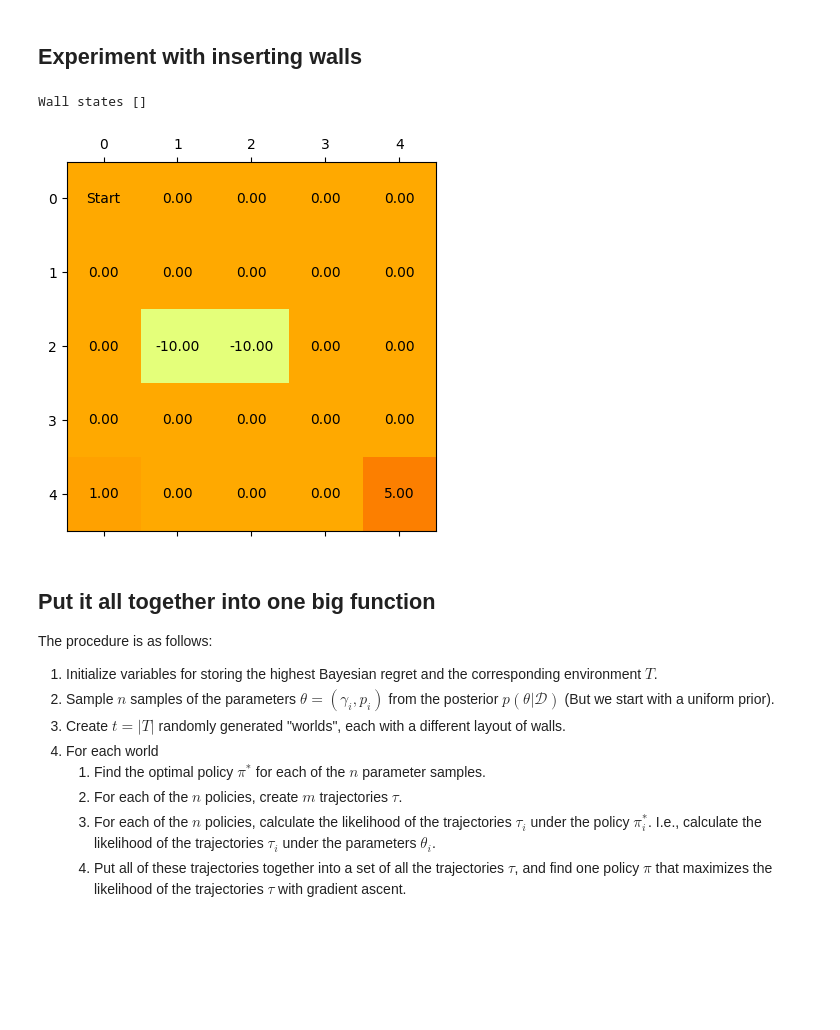
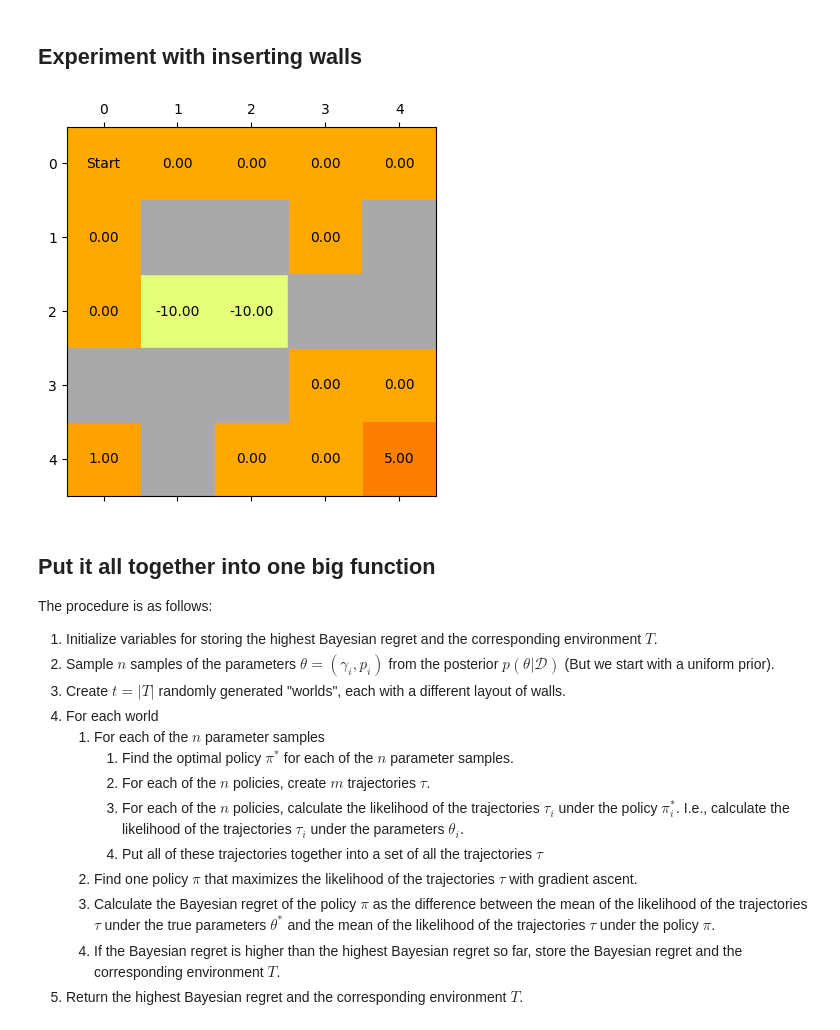
Before and after one commit to ankile/irl-environment-design, a Jupyter notebook: 03_la_value_iteration.ipynb, the cells around one changed output. Saved outputs shown, nothing was run; the diff lists cells and outputs as text; code cells hidden in the pictures; blank space fills up the shorter version.

```diff
--- a/03_la_value_iteration.ipynb
+++ b/03_la_value_iteration.ipynb
@@ -130,12 +130,12 @@ def generate_n_trajectories(
 # %%
 # @jit(nopython=True)
 def make_absorbing(R: np.ndarray, T: np.ndarray) -> None:
-    reward_indices = np.where(R > 0)[0]
+    # Now all states with non-zero rewards are absorbing states
+    reward_indices = np.where(R != 0)[0]
     T[reward_indices, :, :] = 0
     T[reward_indices, :, reward_indices] = 1
 # %%
-@jit(nopython=True)
-def transition_matrix(N, M, p):
+def transition_matrix(N, M, p, R=None):
     n_states = N * M
     n_actions = 4  # N, E, S, W
 
@@ -164,5 +164,9 @@ def transition_matrix(N, M, p):
                 for other_action in set(["N", "E", "S", "W"]) - {action}:
                     T[s, a, neighbors[other_action]] += (1 - p) / 3
 
+    # Make the transition matrix absorbing
+    if R is not None:
+        make_absorbing(R, T)
+
     return T
 # %%
@@ -439,18 +408,0 @@ best_list = []
-# %%
-for i in trange(5_000_000):
-    # Sample a new policy
-    cand_pol = np.random.dirichlet(np.ones(n_actions), size=n_states)
-
-    mean_log_likelihood = np.array(
-        [log_likelihood(T_true, cand_pol, traj) for traj in trajectories]
-    ).mean()
-
-    if mean_log_likelihood > best:
-        best = mean_log_likelihood
-        best_pol = cand_pol
-        best_list.append((i, best))
-
-# Plot the best list with circles
-plt.plot([x[0] for x in best_list], [x[1] for x in best_list], "-o", alpha=0.5)
-
-best, best_pol
@@ -679,14 +604,15 @@ def insert_walls_into_transition_matrix(T, n_walls, start_state=0):
 from matplotlib.patches import Rectangle
 
 
-def plot_environment(reward_function, wall_states, start_state=(0, 0)):
+def plot_environment(reward_function, wall_states, start_state=(0, 0), ax=None):
     # Assume the reward function is already reshaped to a 2D grid
     N, M = reward_function.shape
     # Identify wall states is the indixes into the
 
     wall_states = set([(s // M, s % M) for s in wall_states])
 
-    fig, ax = plt.subplots()
+    if ax is None:
+        fig, ax = plt.subplots()
     ax.matshow(reward_function, cmap=plt.cm.Wistia)
 
     # Annotate each cell with the reward, start, and wall
@@ -698,34 +624,31 @@ def plot_environment(reward_function, wall_states, start_state=(0, 0)):
             ax.add_patch(Rectangle((j - 0.5, i - 0.5), 1, 1, color="darkgray"))
         else:
             ax.text(j, i, f"{val:.2f}", va="center", ha="center")
-
-    plt.show()
 # %%
 N, M = 5, 5
 
 n_states, n_actions = N * M, 4
 R = np.zeros((N, M))
 
 R[-1, 0] = 1
 R[-1, -1] = 5
 
 # Add deadly states
 R[2, 1] = -10
 R[2, 2] = -10
 
 R = R.flatten()
 
 T_true = transition_matrix(N, M, p=0.9)  # True transition matrix
 
 # Sample random number of walls to insert
 n_walls = np.random.randint(0, n_states // 2)
 
-T_true, wall_states = insert_walls_into_transition_matrix(T_true, n_walls=n_walls)
+T_candidate, wall_states = insert_walls_into_transition_matrix(T_true, n_walls=n_walls)
 
 plot_environment(R.reshape(N, M), wall_states)
 # %% [output]
-Wall states []
-[figure, old version]
+[figure, new version]
 # %% [markdown]
 ## Put it all together into one big function
 
@@ -735,7 +658,12 @@ The procedure is as follows:
 1. Sample $n$ samples of the parameters $\theta=(\gamma_i, p_i)$ from the posterior $p(\theta|\mathcal D)$ (But we start with a uniform prior).
 1. Create $t = |T|$ randomly generated "worlds", each with a different layout of walls.
 1. For each world
-   1. Find the optimal policy $\pi^*$ for each of the $n$ parameter samples.
-   1. For each of the $n$ policies, create $m$ trajectories $\tau$.
-   1. For each of the $n$ policies, calculate the likelihood of the trajectories $\tau_i$ under the policy $\pi_i^*$. I.e., calculate the likelihood of the trajectories $\tau_i$ under the parameters $\theta_i$.
-   1. Put all of these trajectories together into a set of all the trajectories $\tau$, and find one policy $\pi$ that maximizes the likelihood of the trajectories $\tau$ with gradient ascent.
+   1. For each of the $n$ parameter samples
+      1. Find the optimal policy $\pi^*$ for each of the $n$ parameter samples.
+      1. For each of the $n$ policies, create $m$ trajectories $\tau$.
+      1. For each of the $n$ policies, calculate the likelihood of the trajectories $\tau_i$ under the policy $\pi_i^*$. I.e., calculate the likelihood of the trajectories $\tau_i$ under the parameters $\theta_i$.
+      1. Put all of these trajectories together into a set of all the trajectories $\tau$
+   1. Find one policy $\pi$ that maximizes the likelihood of the trajectories $\tau$ with gradient ascent.
+   1. Calculate the Bayesian regret of the policy $\pi$ as the difference between the mean of the likelihood of the trajectories $\tau$ under the true parameters $\theta^*$ and the mean of the likelihood of the trajectories $\tau$ under the policy $\pi$.
+   1. If the Bayesian regret is higher than the highest Bayesian regret so far, store the Bayesian regret and the corresponding environment $T$.
+1. Return the highest Bayesian regret and the corresponding environment $T$.
```
Also changed, not shown: parts of 24 cells of this notebook.
